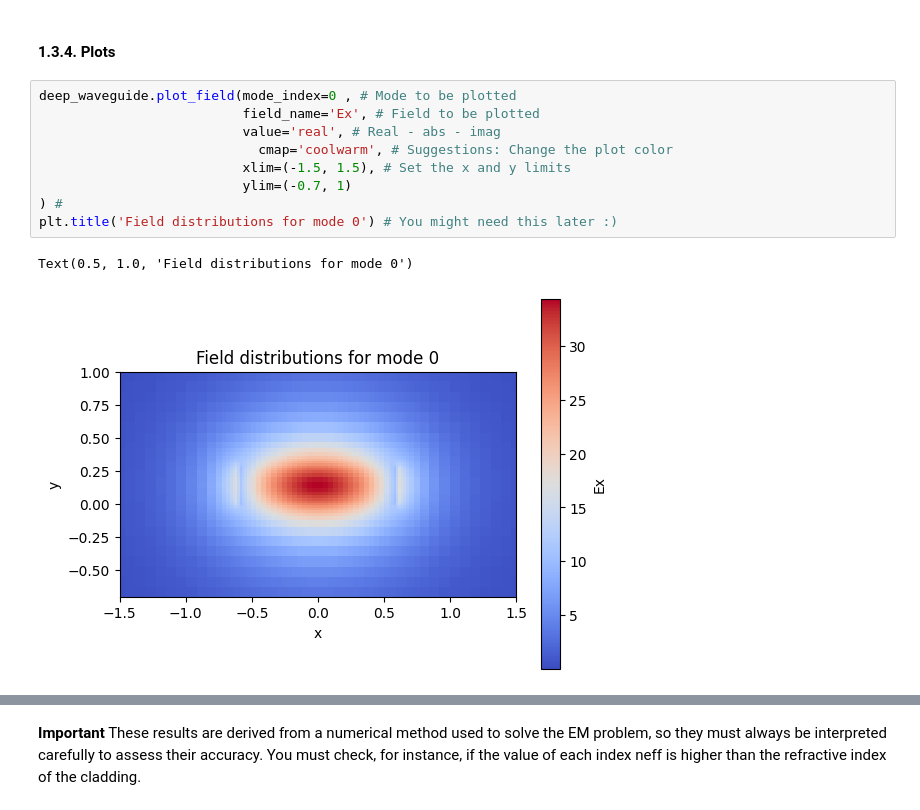
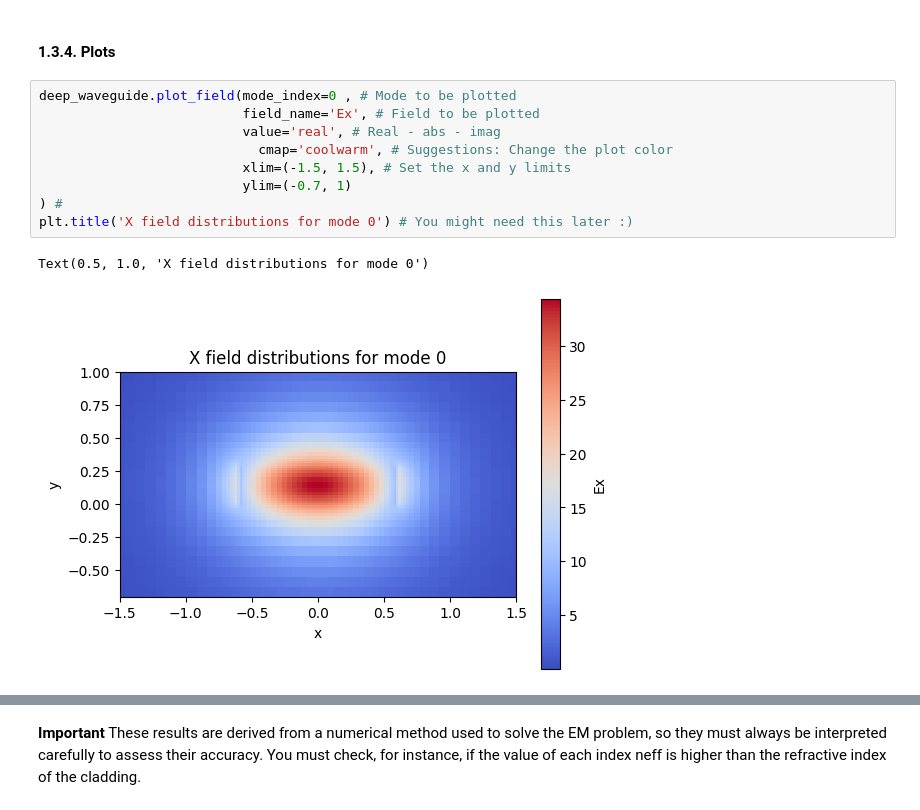
Before and after one commit to msarmas-UPV/cifoin-lab1, a Jupyter notebook: WAVEGUIDES_Student.ipynb, the cells around one changed output, grey strips where cells are left out. Cells and saved outputs as stored; diff of their text form.

```diff
--- a/WAVEGUIDES_Student.ipynb
+++ b/WAVEGUIDES_Student.ipynb
@@ -129,15 +132,15 @@ array([0.00494574, 0.98995741, 0.03735206, 0.952349  ])
 # %%
 deep_waveguide.plot_field(mode_index=0 , # Mode to be plotted
                           field_name='Ex', # Field to be plotted
                           value='real', # Real - abs - imag
                             cmap='coolwarm', # Suggestions: Change the plot color
                           xlim=(-1.5, 1.5), # Set the x and y limits
                           ylim=(-0.7, 1)
 ) #
-plt.title('Field distributions for mode 0') # You might need this later :)
+plt.title('X field distributions for mode 0') # You might need this later :)
 # %% [output]
-Text(0.5, 1.0, 'Field distributions for mode 0')
+Text(0.5, 1.0, 'X field distributions for mode 0')
-[figure, old version]
+[figure, new version]
 # %%
 deep_waveguide.plot_field(mode_index=1 , # Mode to be plotted
                           field_name='Ey', # Field to be plotted
```
Also changed, not shown: parts of 19 cells of this notebook.
